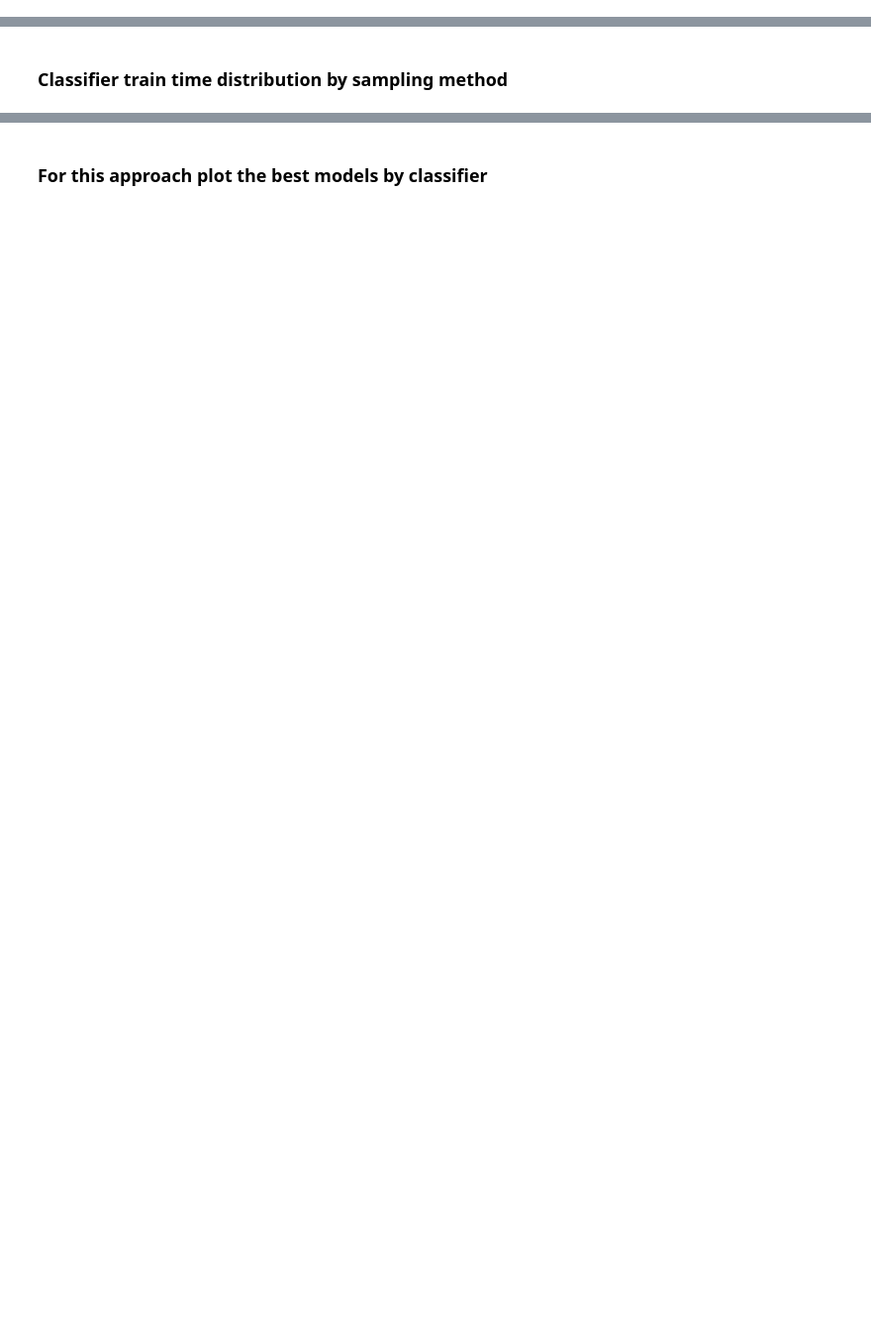
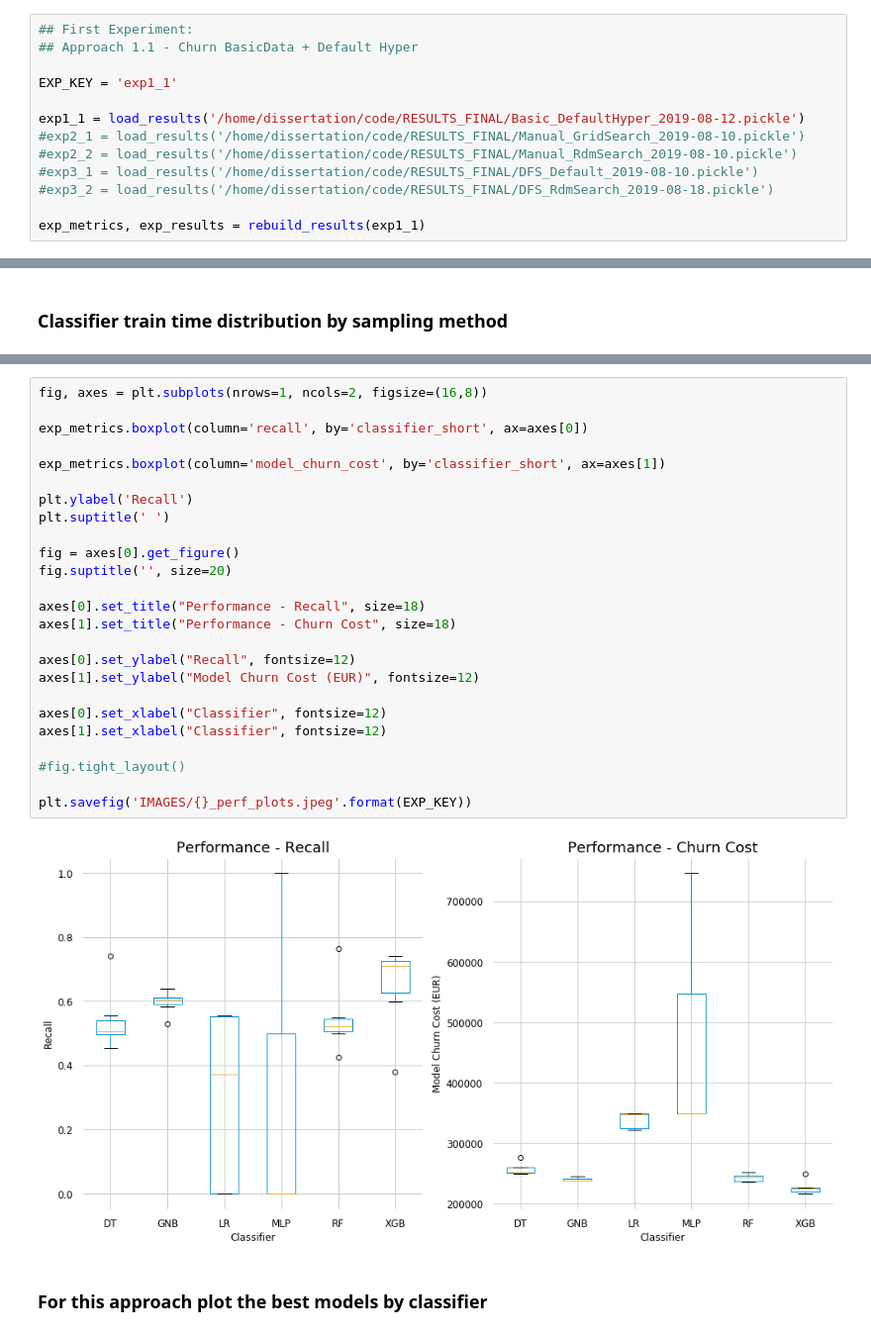
Before and after one commit to d18124313/dissertation, a Jupyter notebook: Analysis Exp 1.1.ipynb, the cells around one changed output, grey strips where cells are left out. Shown at 99% size. Saved outputs shown, nothing was run; the diff lists cells and outputs as text; blank space fills up the shorter version.

```diff
--- a/Analysis Exp 1.1.ipynb
+++ b/Analysis Exp 1.1.ipynb
@@ -68,5 +68,18 @@ measurements_alias = ['classifier', 'sampling', \
                       # 'f1',\
                       'train_time', 'auroc', 'auprc',\
                       'churn_cost']
+# %%
+## First Experiment:
+## Approach 1.1 - Churn BasicData + Default Hyper
+
+EXP_KEY = 'exp1_1'
+
+exp1_1 = load_results('/home/dissertation/code/RESULTS_FINAL/Basic_DefaultHyper_2019-08-12.pickle')
+#exp2_1 = load_results('/home/dissertation/code/RESULTS_FINAL/Manual_GridSearch_2019-08-10.pickle')
+#exp2_2 = load_results('/home/dissertation/code/RESULTS_FINAL/Manual_RdmSearch_2019-08-10.pickle')
+#exp3_1 = load_results('/home/dissertation/code/RESULTS_FINAL/DFS_Default_2019-08-10.pickle')
+#exp3_2 = load_results('/home/dissertation/code/RESULTS_FINAL/DFS_RdmSearch_2019-08-18.pickle')
+
+exp_metrics, exp_results = rebuild_results(exp1_1)
 # %% [markdown]
 ## Summarise performance of the approaches
@@ -214,3 +241,30 @@ plt.xlabel('Sampling Method')
+# %%
+fig, axes = plt.subplots(nrows=1, ncols=2, figsize=(16,8))
+
+exp_metrics.boxplot(column='recall', by='classifier_short', ax=axes[0])
+
+exp_metrics.boxplot(column='model_churn_cost', by='classifier_short', ax=axes[1])
+
+plt.ylabel('Recall')
+plt.suptitle(' ')
+
+fig = axes[0].get_figure()
+fig.suptitle('', size=20)
+
+axes[0].set_title("Performance - Recall", size=18)
+axes[1].set_title("Performance - Churn Cost", size=18)
+
+axes[0].set_ylabel("Recall", fontsize=12)
+axes[1].set_ylabel("Model Churn Cost (EUR)", fontsize=12)
+
+axes[0].set_xlabel("Classifier", fontsize=12)
+axes[1].set_xlabel("Classifier", fontsize=12)
+
+#fig.tight_layout()
+
+plt.savefig('IMAGES/{}_perf_plots.jpeg'.format(EXP_KEY))
+# %% [output]
+[figure, added]
 # %% [markdown]
 ### For this approach plot the best models by classifier
 # %%
```
Also changed, not shown: parts of 19 cells of this notebook, 4 other files.
